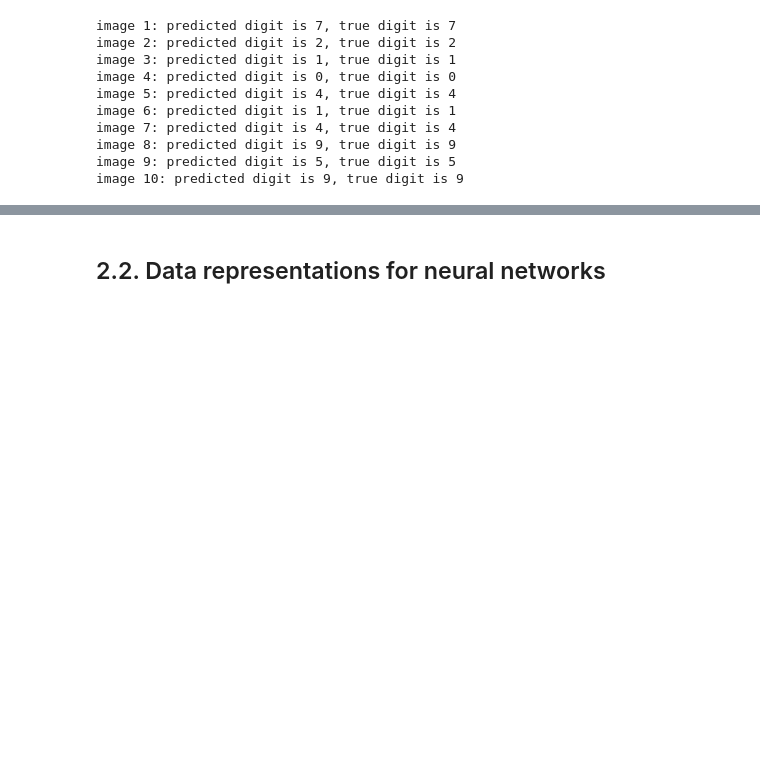
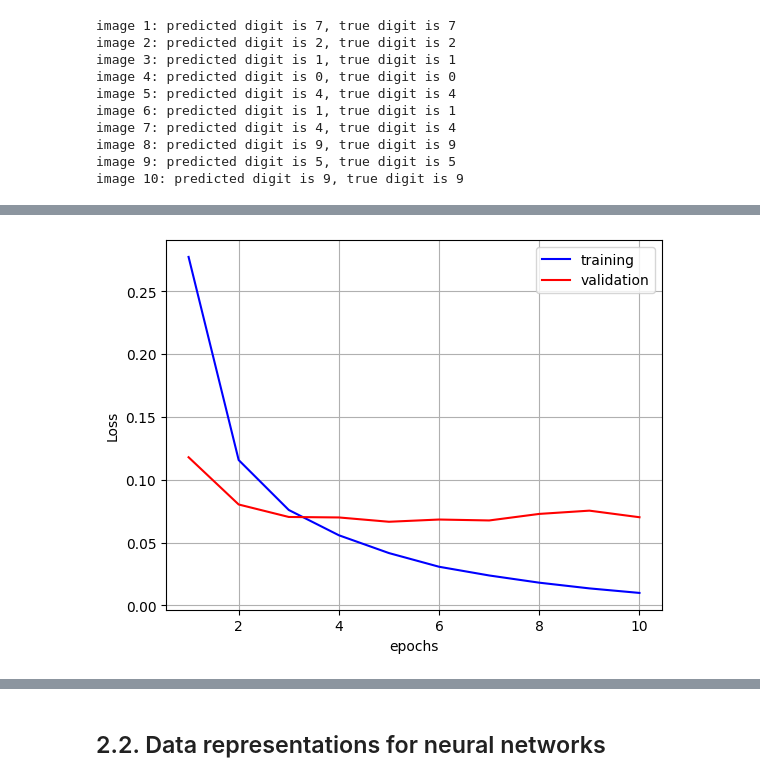
Before and after one commit to alouwyck/vives-deep-learning, a Jupyter notebook: topic2/Chollet_HFST2.ipynb, the cells around one changed output, grey strips where cells are left out. Saved outputs shown, nothing was run; the diff lists cells and outputs as text; code cells hidden in the pictures; blank space fills up the shorter version.

Commit message:
Exercise added to validate MNIST model

```diff
--- a/topic2/Chollet_HFST2.ipynb
+++ b/topic2/Chollet_HFST2.ipynb
@@ -160,0 +175,15 @@ image 10: predicted digit is 9, true digit is 9
+# %%
+model = keras.Sequential([
+ layers.Dense(512, activation="relu"),
+ layers.Dense(10, activation="softmax")
+])
+# %%
+model.compile(
+    optimizer="rmsprop",
+    loss="sparse_categorical_crossentropy",
+    metrics=["accuracy"]
+  )
+# %%
+result = model.fit(train_images, train_labels,
+                   epochs=10, batch_size=128,
+                   validation_split=0.1);  # 10% van trainingset gebruiken voor validatie
@@ -160,0 +211,13 @@ image 10: predicted digit is 9, true digit is 9
+# %%
+import matplotlib.pyplot as plt
+
+loss, val_loss = result.history['loss'], result.history['val_loss']
+epochs = list(range(1, 11))
+plt.plot(epochs, loss, 'b-',
+         epochs, val_loss, 'r-');
+plt.grid();
+plt.xlabel('epochs');
+plt.ylabel('Loss');
+plt.legend(['training', 'validation']);
+# %% [output]
+[figure, added]
```
Also changed, not shown: parts of 13 cells of this notebook.
